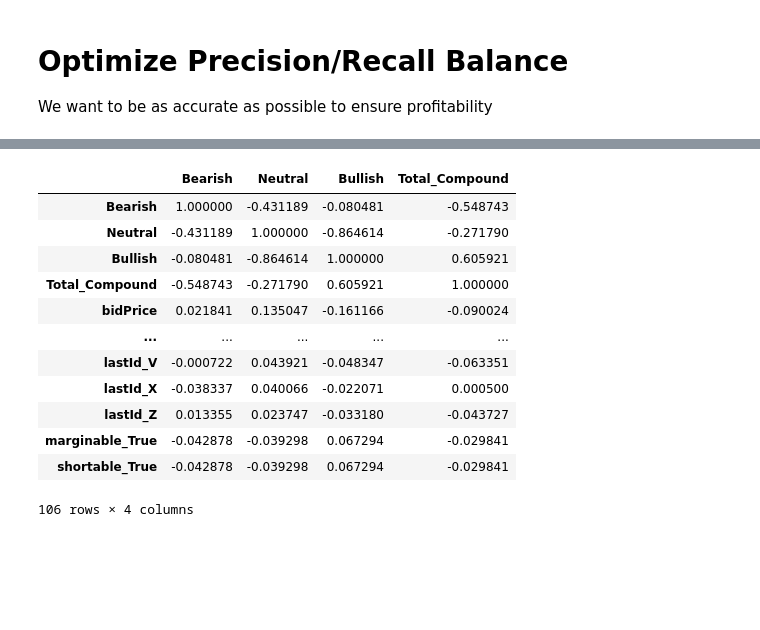
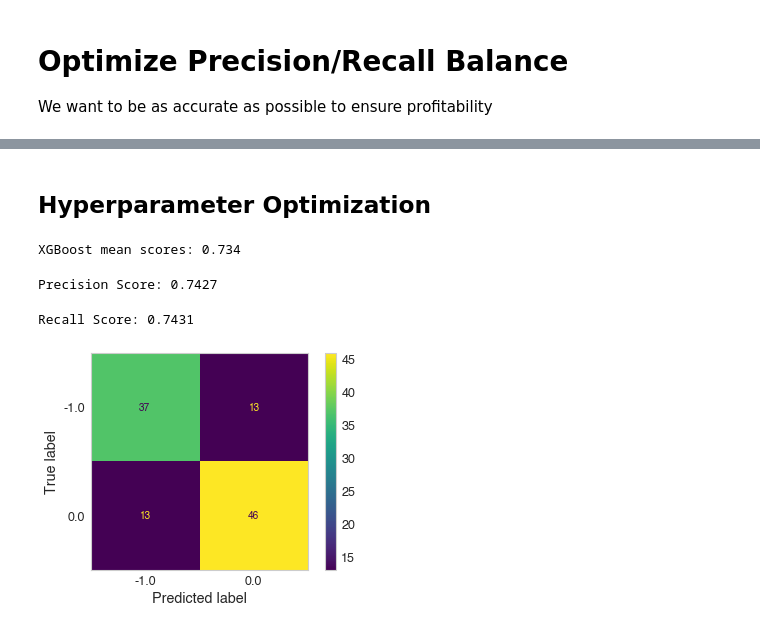
Before and after one commit to 18182324/wsb-sentiment-analysis, a Jupyter notebook: model.ipynb, the cells around one changed output, grey strips where cells are left out. Drawn from its saved outputs; the diff is of its cells as text; code cells hidden in the pictures; blank space fills up the shorter version.

```diff
--- a/model.ipynb
+++ b/model.ipynb
@@ -494,19 +479,2 @@ X.corr()[X.corr() > 0.50]
-# %%
-# Go through every correlation
-# Check if correlaiton is above threshold
-# If true, remove ONE of the features and keep the other
-X.corr()[['Bearish', 'Neutral', 'Bullish', 'Total_Compound']]
-# %% [output]
-|  | Bearish | Neutral | Bullish | Total_Compound |
-| Bearish | 1.000000 | -0.431189 | -0.080481 | -0.548743 |
-| Neutral | -0.431189 | 1.000000 | -0.864614 | -0.271790 |
-| Bullish | -0.080481 | -0.864614 | 1.000000 | 0.605921 |
-| Total_Compound | -0.548743 | -0.271790 | 0.605921 | 1.000000 |
-| bidPrice | 0.021841 | 0.135047 | -0.161166 | -0.090024 |
-| ... | ... | ... | ... | ... |
-| lastId_V | -0.000722 | 0.043921 | -0.048347 | -0.063351 |
-| lastId_X | -0.038337 | 0.040066 | -0.022071 | 0.000500 |
-| lastId_Z | 0.013355 | 0.023747 | -0.033180 | -0.043727 |
-| marginable_True | -0.042878 | -0.039298 | 0.067294 | -0.029841 |
-| shortable_True | -0.042878 | -0.039298 | 0.067294 | -0.029841 |
-106 rows × 4 columns
+# %% [markdown]
+## Hyperparameter Optimization
@@ -512,0 +518,36 @@ X.corr()[['Bearish', 'Neutral', 'Bullish', 'Total_Compound']]
+# %%
+# Re-run model with tuned parameters
+gbm_tuned = xgb.XGBClassifier(
+    subsample = 0.7999999999999999,
+    n_estimators = 1000,
+    max_depth = 3,
+    learning_rate = 0.1,
+    colsample_bytree = 0.7,
+    colsample_bylevel = 0.8999999999999999
+)
+
+gbm_tuned_scores = cross_val_score(gbm_tuned, X_scaled, y, cv=5)
+
+print(f"XGBoost mean scores: {np.mean(gbm_scores):.4}")
+# %% [output]
+XGBoost mean scores: 0.734
+# %%
+# Confusion Matrix and Recall/Precision scores
+gbm_tuned.fit(X_scaled, y)
+prec_score = precision_score(y_test, gbm.predict(X_test_scaled), average='weighted')
+
+print(f"Precision Score: {prec_score:.4f}")
+# %% [output]
+Precision Score: 0.7427
+# %%
+# Recall Score
+rec_score = recall_score(y_test, gbm.predict(X_test_scaled), average='weighted')
+
+print(f"Recall Score: {rec_score:.4f}")
+# %% [output]
+Recall Score: 0.7431
+# %%
+plot_confusion_matrix(gbm_tuned, X_test_scaled, y_test)
+plt.grid(b=None)
+# %% [output]
+[figure, added]
```
Also changed, not shown: parts of 17 cells of this notebook, 2 other files.
